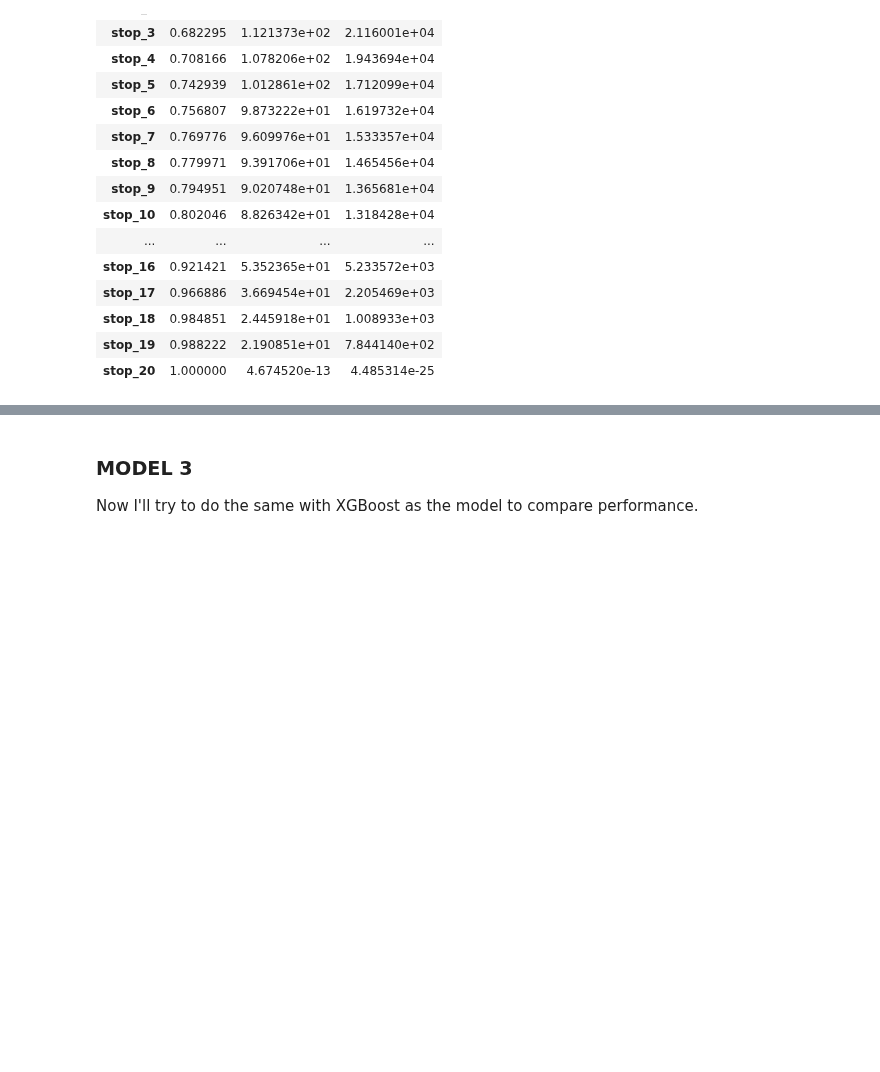
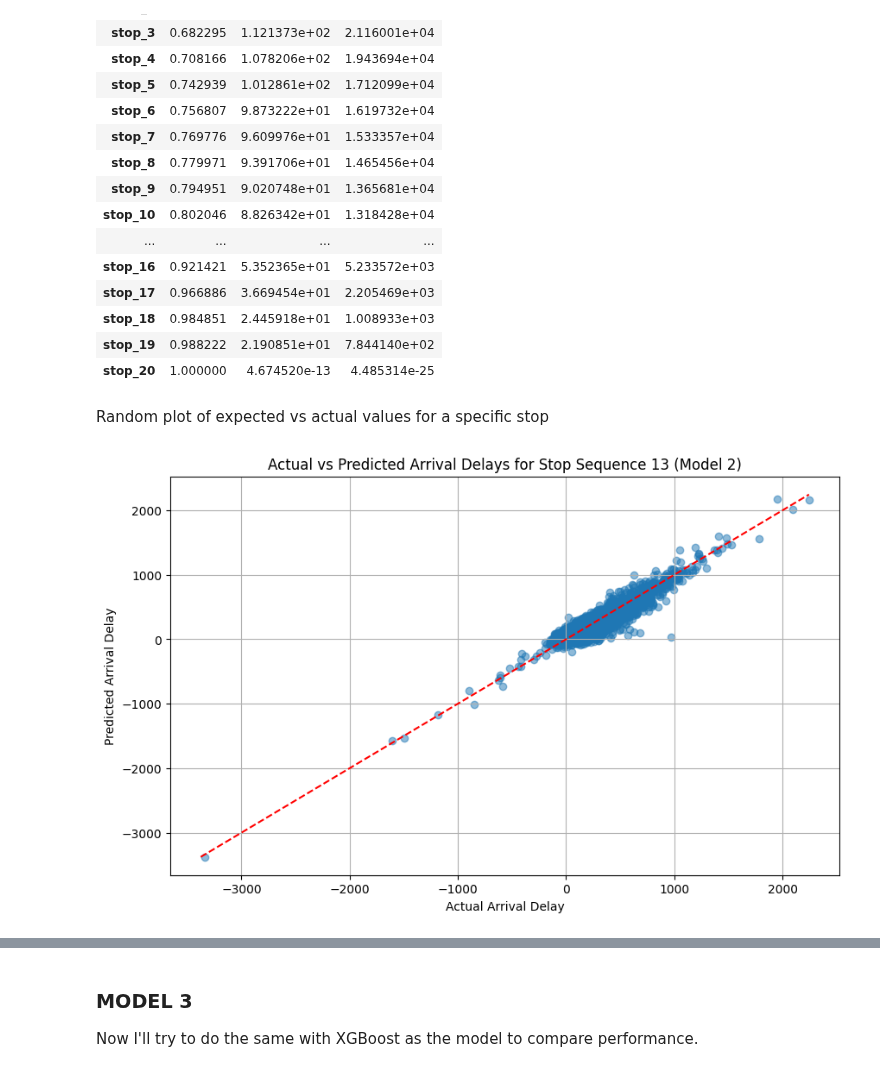
Before and after one commit to Gioalf/AH2179, a Jupyter notebook: project/AIprojectGioAlf.ipynb, the cells around one changed output, grey strips where cells are left out. Cells and saved outputs as stored; diff of their text form; code cells hidden in the pictures; blank space fills up the shorter version.

```diff
--- a/project/AIprojectGioAlf.ipynb
+++ b/project/AIprojectGioAlf.ipynb
@@ -617,5 +620,39 @@ pd.DataFrame(results2).T
 | stop_18 | 0.984851 | 2.445918e+01 | 1.008933e+03 |
 | stop_19 | 0.988222 | 2.190851e+01 | 7.844140e+02 |
 | stop_20 | 1.000000 | 4.674520e-13 | 4.485314e-25 |
+# %% [markdown]
+Random plot of expected vs actual values for a specific stop
+# %%
+import matplotlib.pyplot as plt
+import seaborn as sns
+from sklearn.preprocessing import StandardScaler
+
+# Get the scaled test data and true values for stop 13 from the test_train2 dictionary
+X_test_scaled_stop13 = test_train2['stop_13']['X_test_scaled']
+y_test_stop13 = test_train2['stop_13']['y_test']
+
+# Get the trained model for stop 13 from the models2 dictionary
+model_stop13 = models2['model_stop_13']
+
+# Make predictions on the scaled test set for stop 13
+y_pred_stop13 = model_stop13.predict(X_test_scaled_stop13)
+
+# Create a scatter plot of actual vs predicted values
+plt.figure(figsize=(10, 6))
+plt.scatter(y_test_stop13, y_pred_stop13, alpha=0.5)
+
+# Add a diagonal line
+max_val = max(y_test_stop13.max(), y_pred_stop13.max())
+min_val = min(y_test_stop13.min(), y_pred_stop13.min())
+plt.plot([min_val, max_val], [min_val, max_val], color='red', linestyle='--')
+
+
+plt.title('Actual vs Predicted Arrival Delays for Stop Sequence 13 (Model 2)')
+plt.xlabel('Actual Arrival Delay')
+plt.ylabel('Predicted Arrival Delay')
+plt.grid(True)
+plt.show()
+# %% [output]
+[figure, added]
 # %%
 # Get the coefficients and the feature names
```
Also changed, not shown: parts of 4 cells of this notebook.
